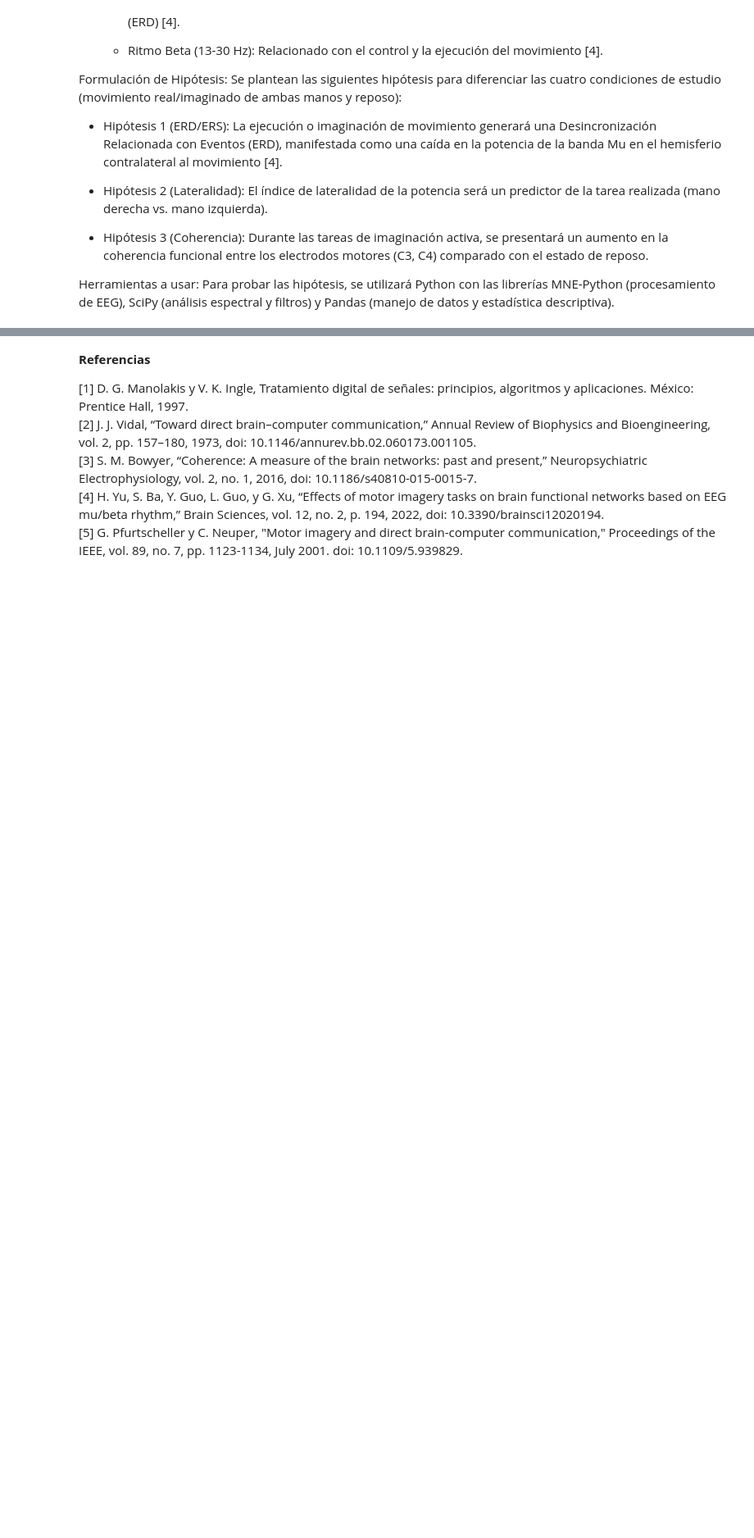
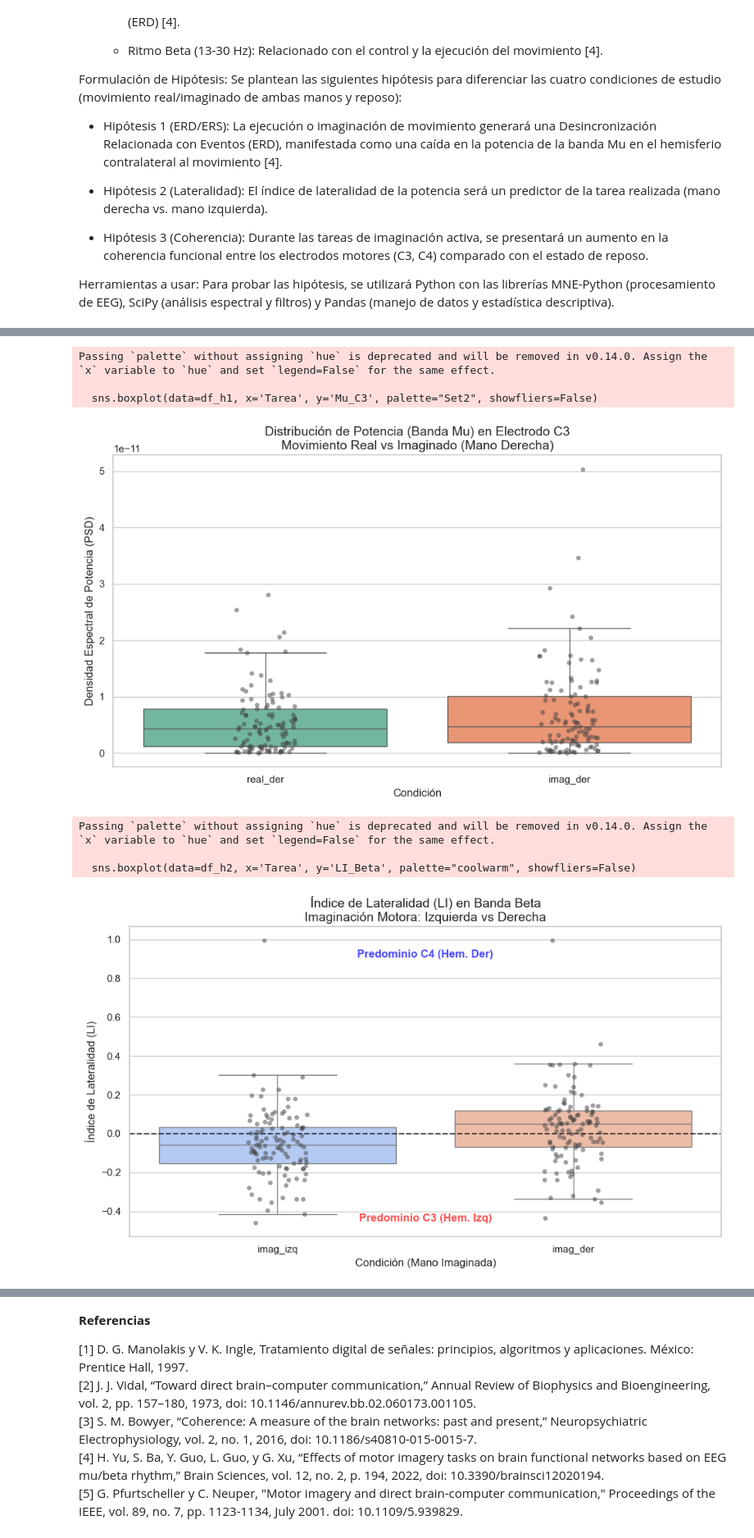
Before and after one commit to Daniu13/biosenales_proyecto1, a Jupyter notebook: main.ipynb, the cells around one changed output, grey strips where cells are left out. Shown at 82% size. Cells and saved outputs as stored; diff of their text form; code cells hidden in the pictures; blank space fills up the shorter version.

```diff
--- a/main.ipynb
+++ b/main.ipynb
@@ -46,13 +49,18 @@ import warnings
 # %%
-#Codigo para el filtrado de la señal
+# Codigo para el filtrado de la señal
 def filtro_MuBeta(raw):
-    """La función recibe el archivo .raw y retorna las 2 señales filtradas, por cada banda.
-    Mu (8-13 Hz) y Beta (14-30 Hz).
     """
+    La función recibe el archivo .raw y retorna las 2 señales filtradas, por cada banda.
+    Mu (8-13 Hz) y Beta (13-30 Hz).
+    Se ajusta el límite de Mu a 13.0 y Beta iniciando en 13.0 para no dejar huecos
+    entre bandas que afecten el cálculo de la coherencia.
+    """
+    # Filtro para banda Mu (8-13 Hz)
     raw_mu = raw.copy().filter(
-        l_freq = 8.0, h_freq = 12.0,
+        l_freq = 8.0, h_freq = 13.0,
         method='fir', fir_window='hamming', phase='zero', verbose=False
     )
+    # Filtro para banda Beta (13-30 Hz)
     raw_beta = raw.copy().filter(
         l_freq = 13.0, h_freq = 30.0,
         method='fir', fir_window='hamming', phase='zero', verbose=False
@@ -216,0 +300,54 @@ Registro    Tarea        Mu_C3        Mu_C4        Mu_Cz      Beta_C3      Beta_
+# %%
+#Configuración del estilo visual
+sns.set_theme(style="whitegrid")
+
+# Comparación de potencia Mu en C3
+df_h1 = df_unificado[df_unificado['Tarea'].isin(['real_der', 'imag_der'])].copy()
+
+if not df_h1.empty:
+    plt.figure(figsize=(10, 6))
+    sns.boxplot(data=df_h1, x='Tarea', y='Mu_C3', palette="Set2", showfliers=False)
+    sns.stripplot(data=df_h1, x='Tarea', y='Mu_C3', color=".25", alpha=0.5, jitter=True)
+
+    plt.title('Distribución de Potencia (Banda Mu) en Electrodo C3\nMovimiento Real vs Imaginado (Mano Derecha)', fontsize=14)
+    plt.ylabel('Densidad Espectral de Potencia (PSD)', fontsize=12)
+    plt.xlabel('Condición', fontsize=12)
+    plt.tight_layout()
+    plt.show()
+else:
+    print("Advertencia: No hay datos suficientes para graficar la Hipótesis 1.")
+
+# Comparación de Índice de Lateralidad (LI) en Beta
+df_h2 = df_unificado[df_unificado['Tarea'].isin(['imag_izq', 'imag_der'])].copy()
+
+if not df_h2.empty:
+    plt.figure(figsize=(10, 6))
+    sns.boxplot(data=df_h2, x='Tarea', y='LI_Beta', palette="coolwarm", showfliers=False)
+    sns.stripplot(data=df_h2, x='Tarea', y='LI_Beta', color=".25", alpha=0.5, jitter=True)
+
+    # Línea en cero para referencia (Si LI es 0, no hay lateralidad predominante)
+    plt.axhline(0, color='black', linestyle='--', linewidth=1.5, alpha=0.7)
+
+    y_min, y_max = plt.ylim()
+
+    # Anotaciones para facilitar la interpretación biológica
+    # Se posicionan dinámicamente arriba (max) y abajo (min)
+    plt.text(0.5, y_max * 0.85, 'Predominio C4 (Hem. Der)', horizontalalignment='center', color='blue', alpha=0.7, weight='bold')
+    plt.text(0.5, y_min * 0.85, 'Predominio C3 (Hem. Izq)', horizontalalignment='center', color='red', alpha=0.7, weight='bold')
+
+    plt.title('Índice de Lateralidad (LI) en Banda Beta\nImaginación Motora: Izquierda vs Derecha', fontsize=14)
+    plt.ylabel('Índice de Lateralidad (LI)', fontsize=12)
+    plt.xlabel('Condición (Mano Imaginada)', fontsize=12)
+    plt.tight_layout()
+    plt.show()
+else:
+    print("Advertencia: No hay datos suficientes para graficar la Hipótesis 2.")
+# %% [output]
+Passing `palette` without assigning `hue` is deprecated and will be removed in v0.14.0. Assign the `x` variable to `hue` and set `legend=False` for the same effect.
+
+  sns.boxplot(data=df_h1, x='Tarea', y='Mu_C3', palette="Set2", showfliers=False)
+[figure, added]
+Passing `palette` without assigning `hue` is deprecated and will be removed in v0.14.0. Assign the `x` variable to `hue` and set `legend=False` for the same effect.
+
+  sns.boxplot(data=df_h2, x='Tarea', y='LI_Beta', palette="coolwarm", showfliers=False)
+[figure, added]
```
Also changed, not shown: parts of 9 cells of this notebook.
